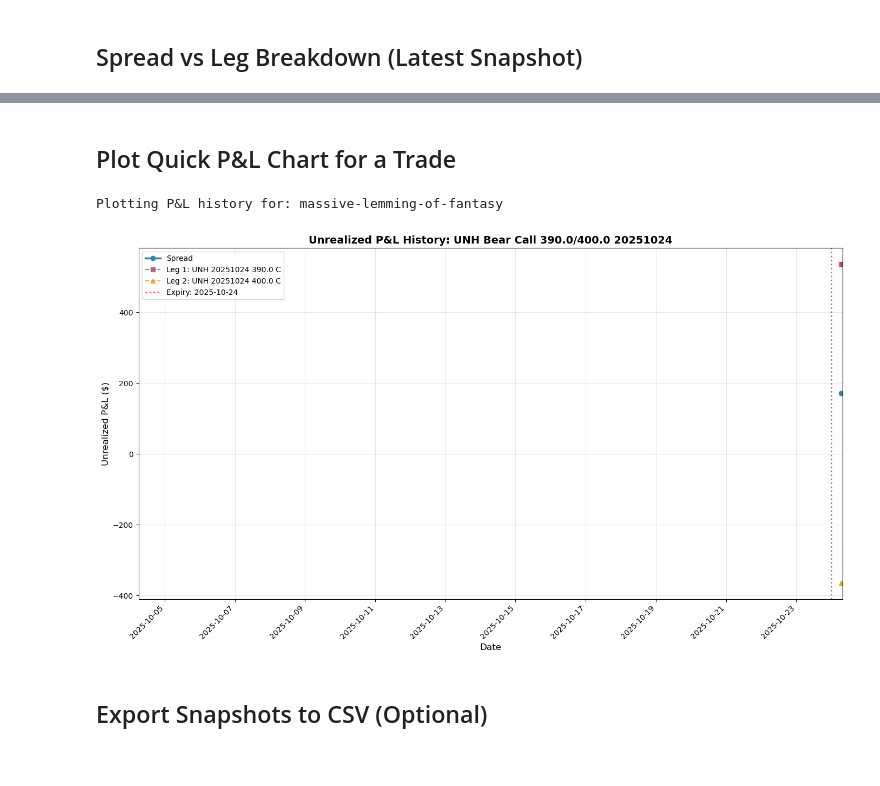
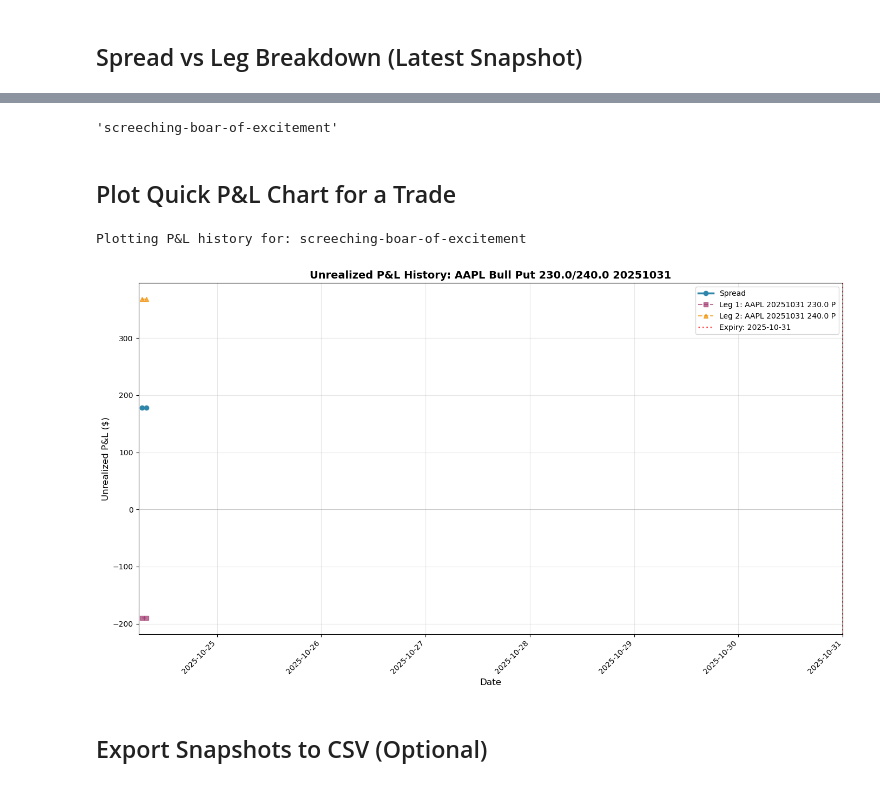
Before and after one commit to cd205/optcom, a Jupyter notebook: market_snapshots_viewer.ipynb, the cells around one changed output, grey strips where cells are left out. Saved outputs shown, nothing was run; the diff lists cells and outputs as text; code cells hidden in the pictures.

```diff
--- a/market_snapshots_viewer.ipynb
+++ b/market_snapshots_viewer.ipynb
@@ -393,31 +394,35 @@ Latest Snapshot - Spread vs Leg Breakdown
 | 7 | screeching-boar-of-excitement | AAPL | 2025-10-24 07:41:05.315142 | 178.30 | -35.44 | AAPL 20251031 230.0 P | 1.0 | ... |
+# %%
+summary_df.iloc[7]['db_trade_id']
+# %% [output]
+'screeching-boar-of-excitement'
 # %% [markdown]
 ## Plot Quick P&L Chart for a Trade
 # %%
 # Import plotting utilities
 sys.path.insert(0, '/home/cdodd/optcom')
 from market_snapshot_utils import plot_position_history
 
 # Select a trade to plot (change this to your desired trade_id)
 if not summary_df.empty:
-    selected_trade_id = summary_df.iloc[0]['db_trade_id']
+    selected_trade_id = summary_df.iloc[7]['db_trade_id']
     print(f"Plotting P&L history for: {selected_trade_id}")
 
     fig = plot_position_history(
         position_identifier=selected_trade_id,
         pg_creds=pg_creds,
         use_trade_id=True,
         metric='unrealized_pnl',
         figsize=(14, 8)
     )
 
     if fig:
         plt.show()
 else:
     print("No trades available to plot")
 # %% [output]
-Plotting P&L history for: massive-lemming-of-fantasy
+Plotting P&L history for: screeching-boar-of-excitement
-[figure, old version]
+[figure, new version]
 # %% [markdown]
 ## Export Snapshots to CSV (Optional)
 # %%
```
Also changed, not shown: parts of 5 cells of this notebook, 6 other files.
